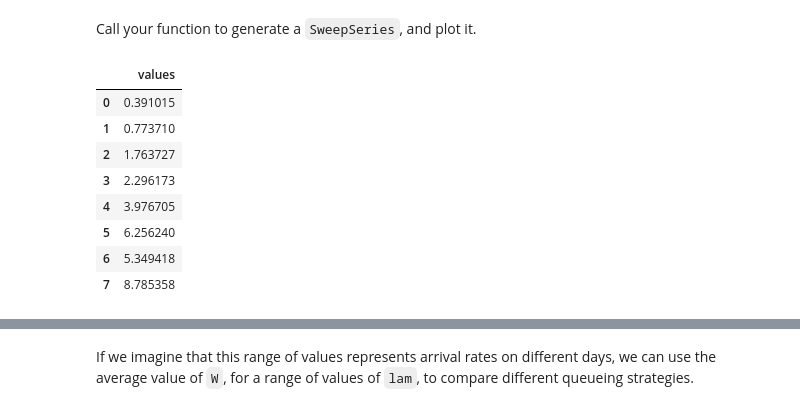
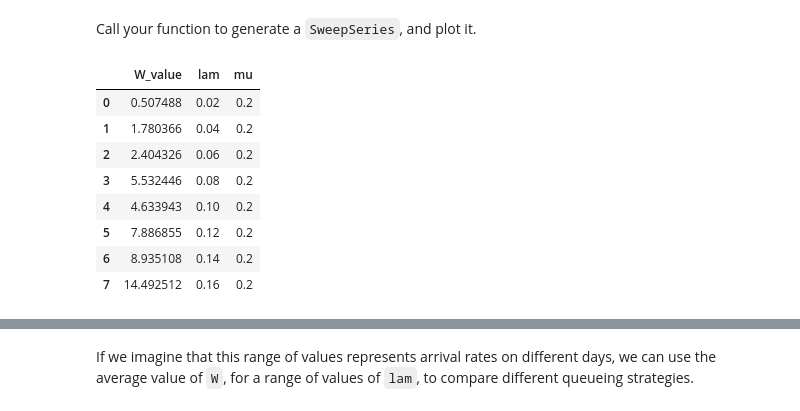
Before and after one commit to OwenZzzzOrganization/ModSimPy, a Jupyter notebook: notebooks/queue.ipynb, the cells around one changed output, grey strips where cells are left out. Cells and saved outputs as stored; diff of their text form; code cells hidden in the pictures.

```diff
--- a/notebooks/queue.ipynb
+++ b/notebooks/queue.ipynb
@@ -174,0 +194,6 @@ Create an array of values for `lam`.
+# %%
+Dataframe_test = pd.DataFrame(columns = ['mu','lam'])
+for i in range(5):
+    Dataframe_test = Dataframe_test.append([{'mu':i}],ignore_index = True)
+
+Dataframe_test
@@ -181,9 +213,9 @@ It should return the `SweepSeries`.
 # %%
 # Solution goes here
 def create_lam_spectrum(mu):
-    lam_list = DataFrame()
+    lam_list = DataFrame(columns = ['mu','lam'])
     for i in range(8):
-        lam_list[i] = (0.1*(i+1)*mu,mu)
+        lam_list = lam_list.append([{'lam':0.1*(i+1)*mu,'mu':mu}],ignore_index=True)
     return lam_list
 
 create_lam_spectrum(1/5)
@@ -207,25 +243,28 @@ Call your function to generate a `SweepSeries`, and plot it.
 # %%
 # Solution goes here
 def generate_SweepSeries(lam_mu_list,update_func_1):
     L_values = TimeSeries()
     W_values = TimeSeries()
 
-    for i in lam_mu_list.columns:
-        System = make_system(lam_mu_list[i][0],lam_mu_list[i][1])
+    for i in lam_mu_list.index:
+        System = make_system(lam_mu_list.iloc[i]['lam'],lam_mu_list.iloc[i]['mu'])
 
         L_values[i],W_values[i] = compute_metrics(run_simulation(System,update_func_1),System)
-
 
     return W_values
 
 W_values = generate_SweepSeries(lam_mu_list,update_func_1)
+W_values_DF = pd.DataFrame(W_values,columns = ['W_value'])
+W_values_DF['lam'] = lam_mu_list['lam']
+W_values_DF['mu'] = lam_mu_list['mu']
+W_values_DF
 # %% [output]
-|  | values |
-| 0 | 0.391015 |
-| 1 | 0.773710 |
-| 2 | 1.763727 |
-| 3 | 2.296173 |
-| 4 | 3.976705 |
-| 5 | 6.256240 |
-| 6 | 5.349418 |
-| 7 | 8.785358 |
+|  | W_value | lam | mu |
+| 0 | 0.507488 | 0.02 | 0.2 |
+| 1 | 1.780366 | 0.04 | 0.2 |
+| 2 | 2.404326 | 0.06 | 0.2 |
+| 3 | 5.532446 | 0.08 | 0.2 |
+| 4 | 4.633943 | 0.10 | 0.2 |
+| 5 | 7.886855 | 0.12 | 0.2 |
+| 6 | 8.935108 | 0.14 | 0.2 |
+| 7 | 14.492512 | 0.16 | 0.2 |
```
Also changed, not shown: parts of 44 cells of this notebook.
